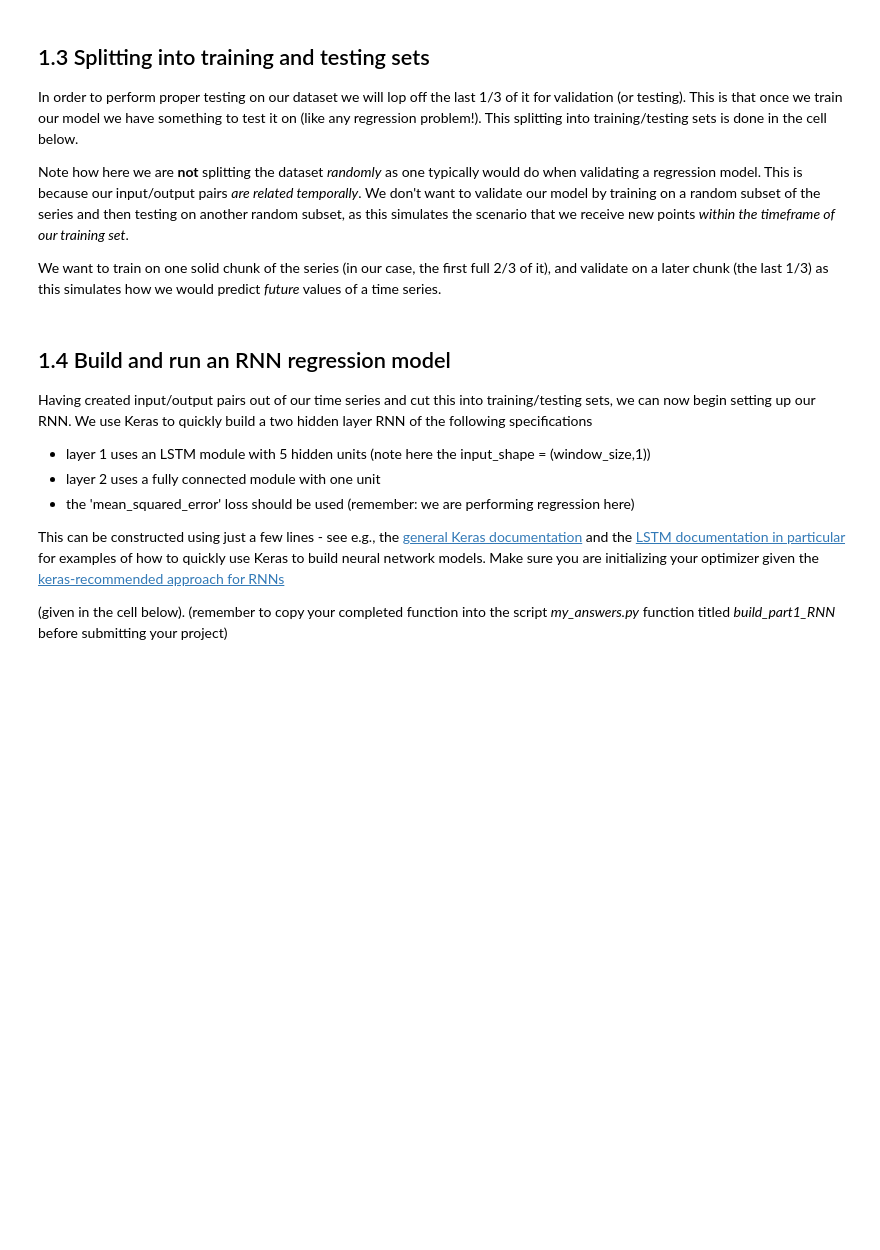
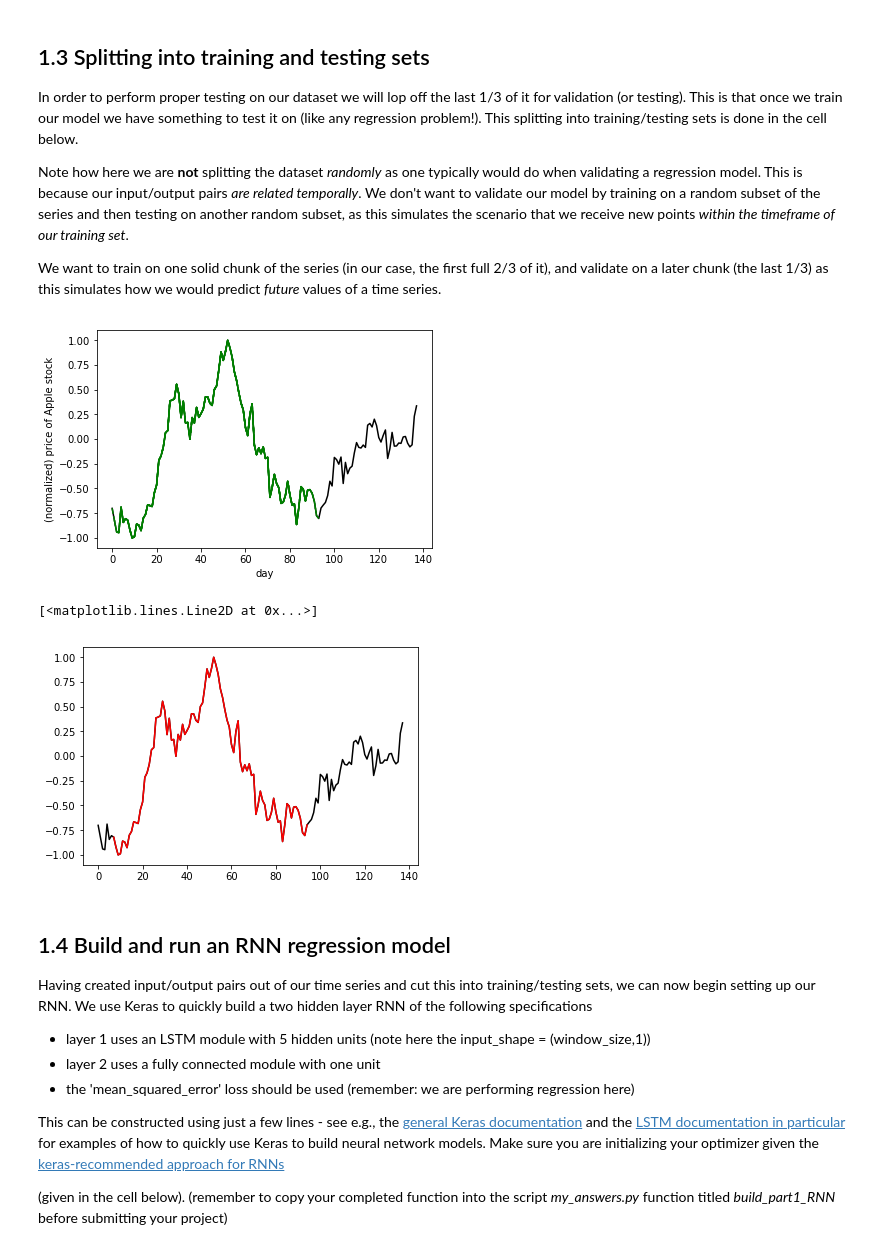
Before and after one commit to s-reaungamornrat/PyNotebook, a Jupyter notebook: aind2-rnn/RNN_project.ipynb, the cells around one changed output. Saved outputs shown, nothing was run; the diff lists cells and outputs as text; code cells hidden in the pictures; blank space fills up the shorter version.

```diff
--- a/aind2-rnn/RNN_project.ipynb
+++ b/aind2-rnn/RNN_project.ipynb
@@ -202,6 +228,27 @@ y_test = y[train_test_split:]
 # NOTE: to use keras's RNN LSTM module our input must be reshaped to [samples, window size, stepsize]
 X_train = np.asarray(np.reshape(X_train, (X_train.shape[0], window_size, 1)))
 X_test = np.asarray(np.reshape(X_test, (X_test.shape[0], window_size, 1)))
+# %%
+### Plot everything - the original series as well as predictions on training and testing sets
+
+# plot original series
+plt.plot(dataset,color = 'k')
+for i, sequence in enumerate(X_train):
+    plt.plot(np.arange(i, i+len(sequence)), sequence,color = 'g', linestyle='--')
+
+# pretty up graph
+plt.xlabel('day')
+plt.ylabel('(normalized) price of Apple stock')
+plt.show()
+
+fig = plt.figure()
+ax = plt.axes()
+ax.plot(dataset,color = 'k');
+plt.plot(np.arange(window_size, window_size+len(y_train)), y_train,color = 'r', linestyle='-')
+# %% [output]
+[figure, added]
+[<matplotlib.lines.Line2D at 0x...>]
+[figure, added]
 # %% [markdown]
 <a id='TODO_2'></a>
 
```
Also changed, not shown: parts of 14 cells of this notebook, 3 other files.
